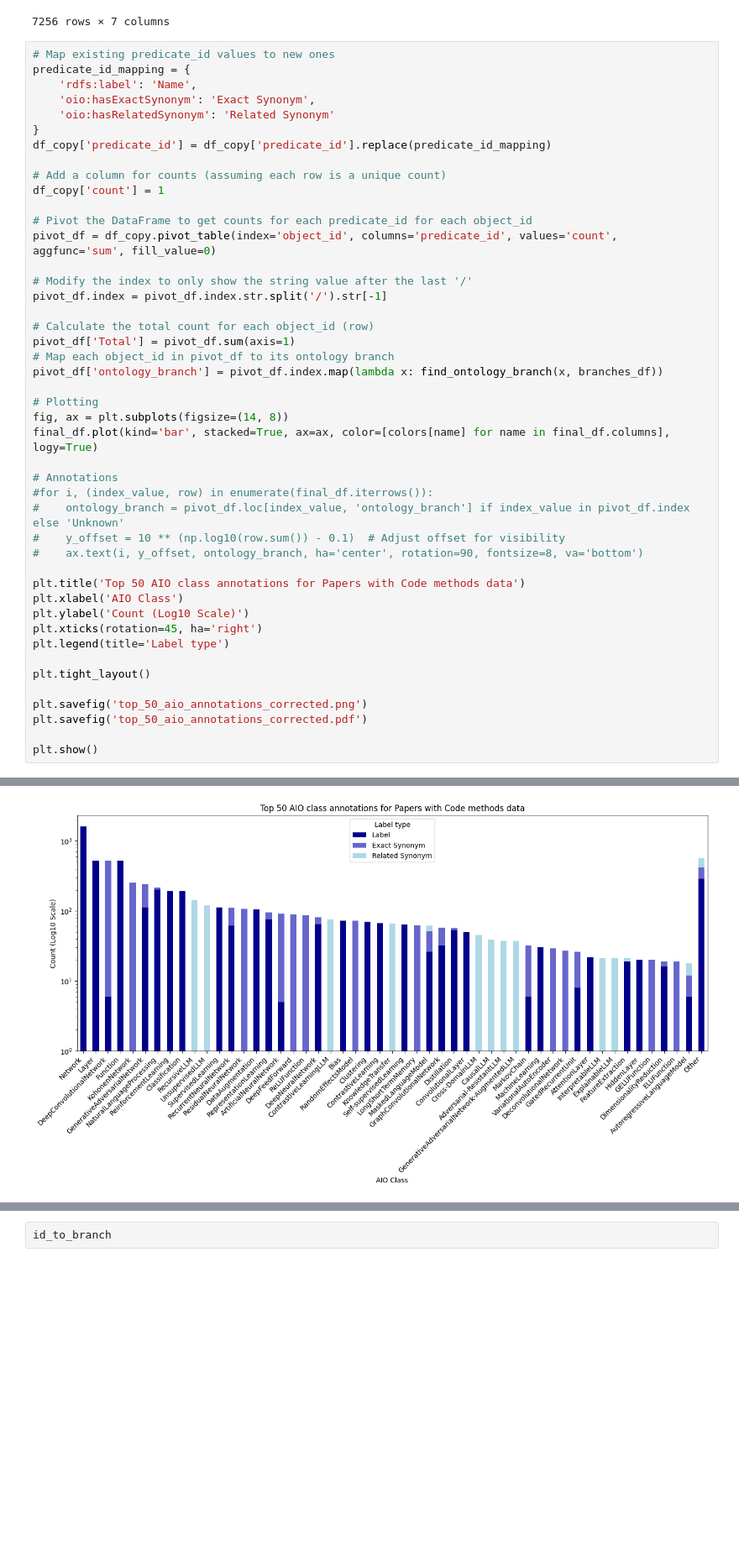
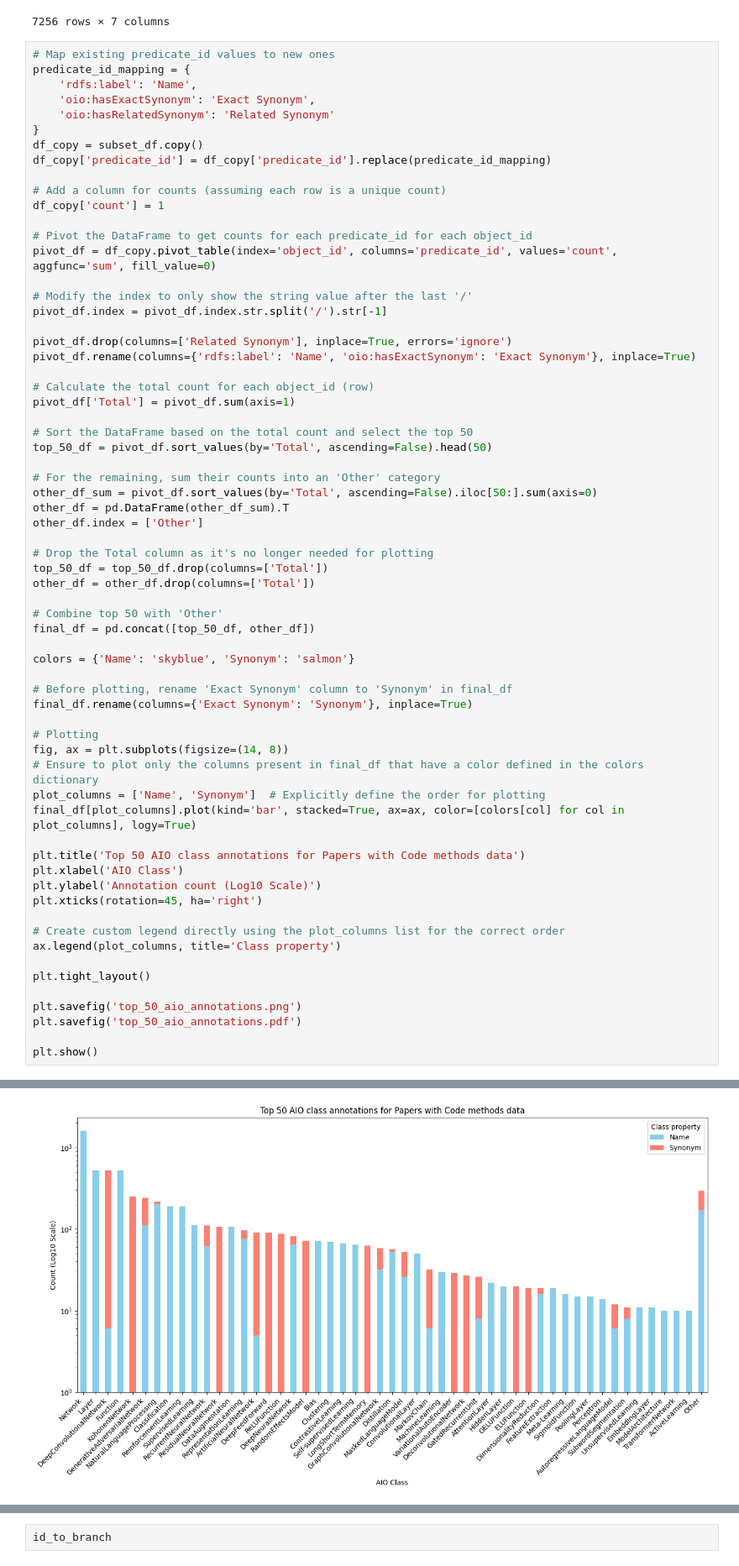
Before and after one commit to berkeleybop/artificial-intelligence-ontology, a Jupyter notebook: annotate/analyze_PWC_annotations.ipynb, the cells around one changed output, grey strips where cells are left out. Shown at 84% size. Drawn from its saved outputs; the diff is of its cells as text; blank space fills up the shorter version.

Commit message:
final pwc figure

```diff
--- a/annotate/analyze_PWC_annotations.ipynb
+++ b/annotate/analyze_PWC_annotations.ipynb
@@ -164,6 +164,7 @@ predicate_id_mapping = {
     'oio:hasExactSynonym': 'Exact Synonym',
     'oio:hasRelatedSynonym': 'Related Synonym'
 }
+df_copy = subset_df.copy()
 df_copy['predicate_id'] = df_copy['predicate_id'].replace(predicate_id_mapping)
 
 # Add a column for counts (assuming each row is a unique count)
@@ -175,31 +176,50 @@ pivot_df = df_copy.pivot_table(index='object_id', columns='predicate_id', values
 # Modify the index to only show the string value after the last '/'
 pivot_df.index = pivot_df.index.str.split('/').str[-1]
 
+pivot_df.drop(columns=['Related Synonym'], inplace=True, errors='ignore')
+pivot_df.rename(columns={'rdfs:label': 'Name', 'oio:hasExactSynonym': 'Exact Synonym'}, inplace=True)
+
 # Calculate the total count for each object_id (row)
 pivot_df['Total'] = pivot_df.sum(axis=1)
-# Map each object_id in pivot_df to its ontology branch
-pivot_df['ontology_branch'] = pivot_df.index.map(lambda x: find_ontology_branch(x, branches_df))
+
+# Sort the DataFrame based on the total count and select the top 50
+top_50_df = pivot_df.sort_values(by='Total', ascending=False).head(50)
+
+# For the remaining, sum their counts into an 'Other' category
+other_df_sum = pivot_df.sort_values(by='Total', ascending=False).iloc[50:].sum(axis=0)
+other_df = pd.DataFrame(other_df_sum).T
+other_df.index = ['Other']
+
+# Drop the Total column as it's no longer needed for plotting
+top_50_df = top_50_df.drop(columns=['Total'])
+other_df = other_df.drop(columns=['Total'])
+
+# Combine top 50 with 'Other'
+final_df = pd.concat([top_50_df, other_df])
+
+colors = {'Name': 'skyblue', 'Synonym': 'salmon'}
+
+# Before plotting, rename 'Exact Synonym' column to 'Synonym' in final_df
+final_df.rename(columns={'Exact Synonym': 'Synonym'}, inplace=True)
 
 # Plotting
 fig, ax = plt.subplots(figsize=(14, 8))
-final_df.plot(kind='bar', stacked=True, ax=ax, color=[colors[name] for name in final_df.columns], logy=True)
-
-# Annotations
-#for i, (index_value, row) in enumerate(final_df.iterrows()):
-#    ontology_branch = pivot_df.loc[index_value, 'ontology_branch'] if index_value in pivot_df.index else 'Unknown'
-#    y_offset = 10 ** (np.log10(row.sum()) - 0.1)  # Adjust offset for visibility
-#    ax.text(i, y_offset, ontology_branch, ha='center', rotation=90, fontsize=8, va='bottom')
+# Ensure to plot only the columns present in final_df that have a color defined in the colors dictionary
+plot_columns = ['Name', 'Synonym']  # Explicitly define the order for plotting
+final_df[plot_columns].plot(kind='bar', stacked=True, ax=ax, color=[colors[col] for col in plot_columns], logy=True)
 
 plt.title('Top 50 AIO class annotations for Papers with Code methods data')
 plt.xlabel('AIO Class')
-plt.ylabel('Count (Log10 Scale)')
+plt.ylabel('Annotation count (Log10 Scale)')
 plt.xticks(rotation=45, ha='right')
-plt.legend(title='Label type')
+
+# Create custom legend directly using the plot_columns list for the correct order
+ax.legend(plot_columns, title='Class property')
 
 plt.tight_layout()
 
-plt.savefig('top_50_aio_annotations_corrected.png')
-plt.savefig('top_50_aio_annotations_corrected.pdf')
+plt.savefig('top_50_aio_annotations.png')
+plt.savefig('top_50_aio_annotations.pdf')
 
 plt.show()
 # %% [output]
@@ -223 +226 @@ Index: []
-[figure, old version]
+[figure, new version]
```
Also changed, not shown: parts of 5 cells of this notebook, 2 other files.
